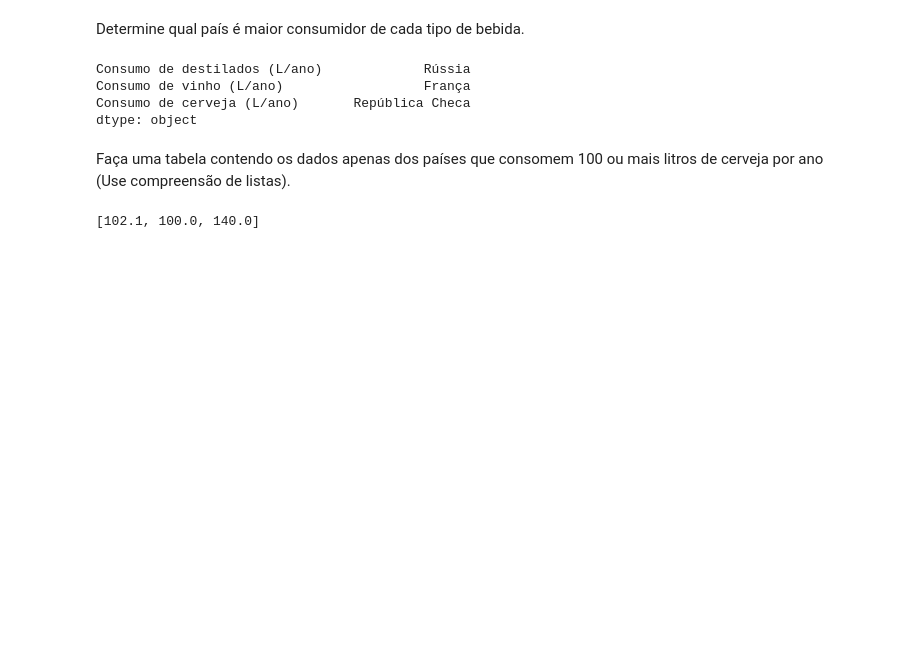
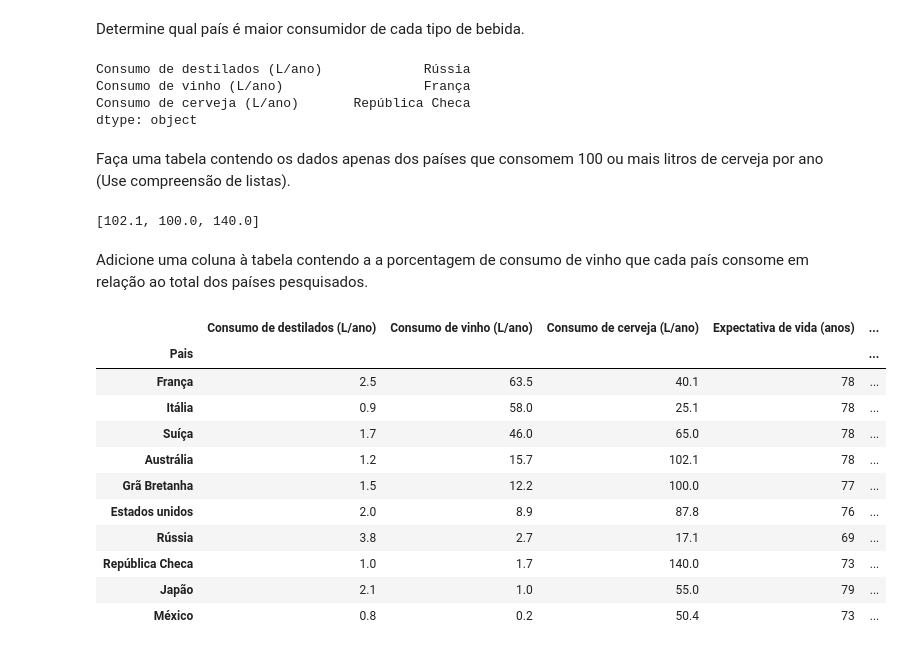
Before and after one commit to valuedriven/dataanalysis, a Jupyter notebook: exercicio_pandas_graficos.ipynb, the cells around one changed output. Drawn from its saved outputs; the diff is of its cells as text; code cells hidden in the pictures; blank space fills up the shorter version.

```diff
--- a/exercicio_pandas_graficos.ipynb
+++ b/exercicio_pandas_graficos.ipynb
@@ -65,3 +66,25 @@ beer_consumers_100_up = [x for x in df['Consumo de cerveja (L/ano)'] if x >= 100
 beer_consumers_100_up
 # %% [output]
 [102.1, 100.0, 140.0]
+# %% [markdown]
+Adicione uma coluna à tabela contendo a a porcentagem de consumo de vinho que cada país consome em relação ao total dos países pesquisados.
+# %%
+# TODO: formatar %
+total_wine_consumpsion = df['Consumo de vinho (L/ano)'].sum()
+total_wine_consumpsion
+
+df['Mean Wine Consumpsion'] = [ x/total_wine_consumpsion for x in df['Consumo de vinho (L/ano)']]
+df
+# %% [output]
+|  | Consumo de destilados (L/ano) | Consumo de vinho (L/ano) | Consumo de cerveja (L/ano) | Expectativa de vida (anos) | ... |
+| Pais |  |  |  |  | ... |
+| França | 2.5 | 63.5 | 40.1 | 78 | ... |
+| Itália | 0.9 | 58.0 | 25.1 | 78 | ... |
+| Suíça | 1.7 | 46.0 | 65.0 | 78 | ... |
+| Austrália | 1.2 | 15.7 | 102.1 | 78 | ... |
+| Grã Bretanha | 1.5 | 12.2 | 100.0 | 77 | ... |
+| Estados unidos | 2.0 | 8.9 | 87.8 | 76 | ... |
+| Rússia | 3.8 | 2.7 | 17.1 | 69 | ... |
+| República Checa | 1.0 | 1.7 | 140.0 | 73 | ... |
+| Japão | 2.1 | 1.0 | 55.0 | 79 | ... |
+| México | 0.8 | 0.2 | 50.4 | 73 | ... |
```
Also changed, not shown: parts of 6 cells of this notebook.
